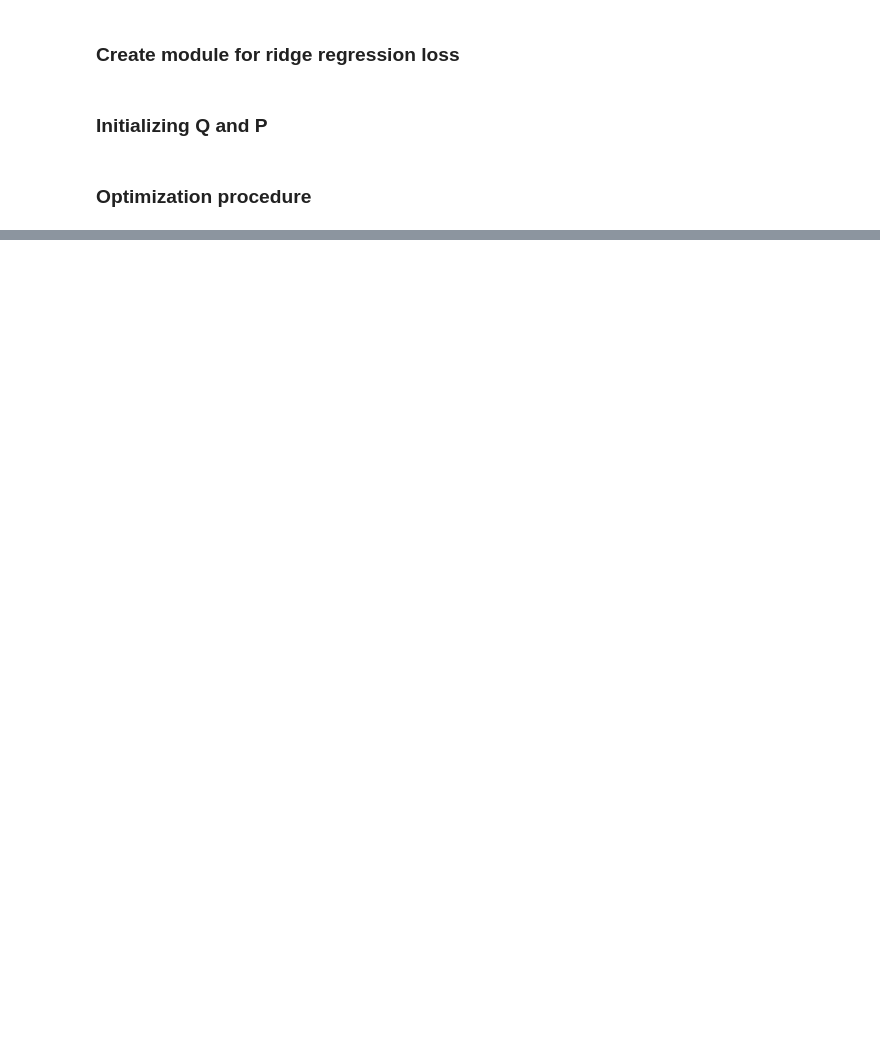
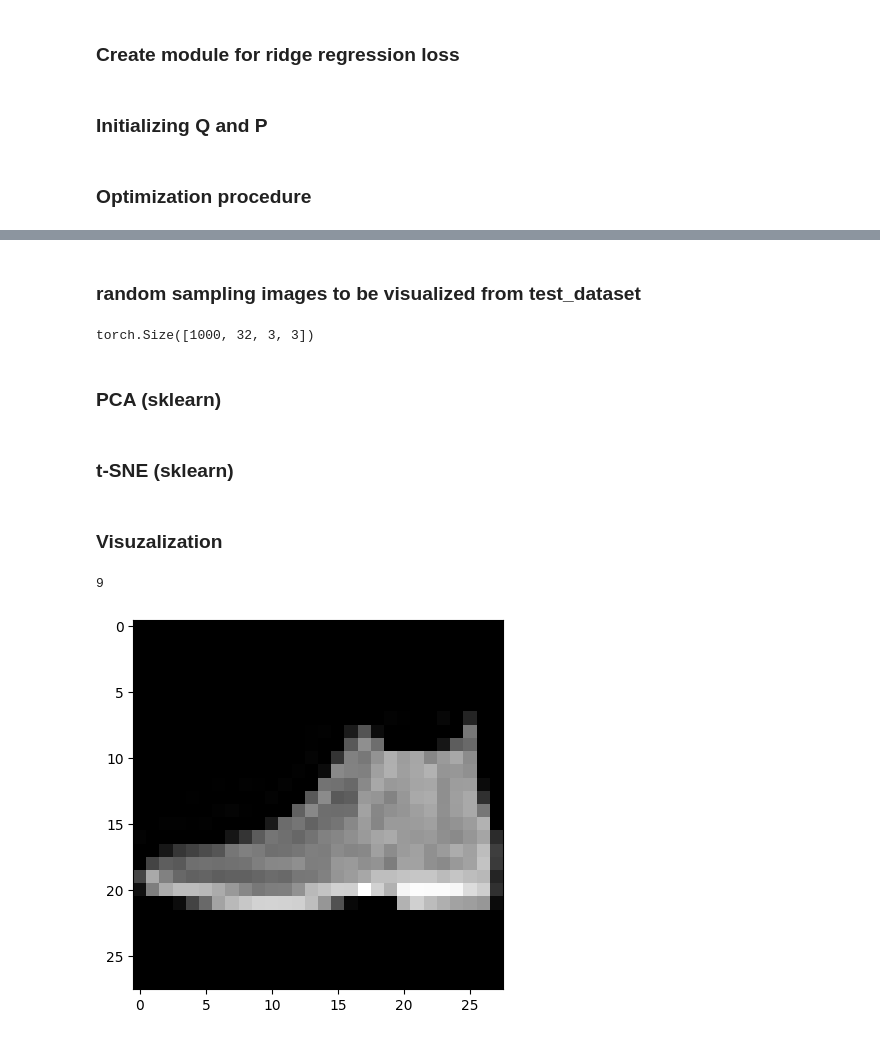
Before and after one commit to Ryoto-Kato/MachineLearning_DeepLearning-fundamentals, a Jupyter notebook: ML-Exercise/Dimensionality_Reduction.ipynb, the cells around one changed output, grey strips where cells are left out. Drawn from its saved outputs; the diff is of its cells as text; code cells hidden in the pictures; blank space fills up the shorter version.

```diff
--- a/ML-Exercise/Dimensionality_Reduction.ipynb
+++ b/ML-Exercise/Dimensionality_Reduction.ipynb
@@ -1557,0 +2016,11 @@ def latent_factor_alternating_optimization(R, non_zero_idx, k, val_idx, reg_lamb
+# %% [markdown]
+### random sampling images to be visualized from test_dataset
+# %%
+n_vis_samples = 1000
+indices = np.random.choice(len(latent), n_vis_samples, replace = False)
+vis_samples = latent[indices]
+print(vis_samples.shape)
+# %% [output]
+torch.Size([1000, 32, 3, 3])
+# %% [markdown]
+### PCA (sklearn)
@@ -1557,0 +2029,2 @@ def latent_factor_alternating_optimization(R, non_zero_idx, k, val_idx, reg_lamb
+# %% [markdown]
+### t-SNE (sklearn)
@@ -1557,0 +2033,10 @@ def latent_factor_alternating_optimization(R, non_zero_idx, k, val_idx, reg_lamb
+# %% [markdown]
+### Visuzalization
+# %%
+# image
+plt.imshow(test_dataset[0][0].squeeze().numpy(), cmap='gray')
+# label
+print(test_dataset[0][1])
+# %% [output]
+9
+[figure, added]
```
Also changed, not shown: parts of 54 cells of this notebook, 4 other files.
